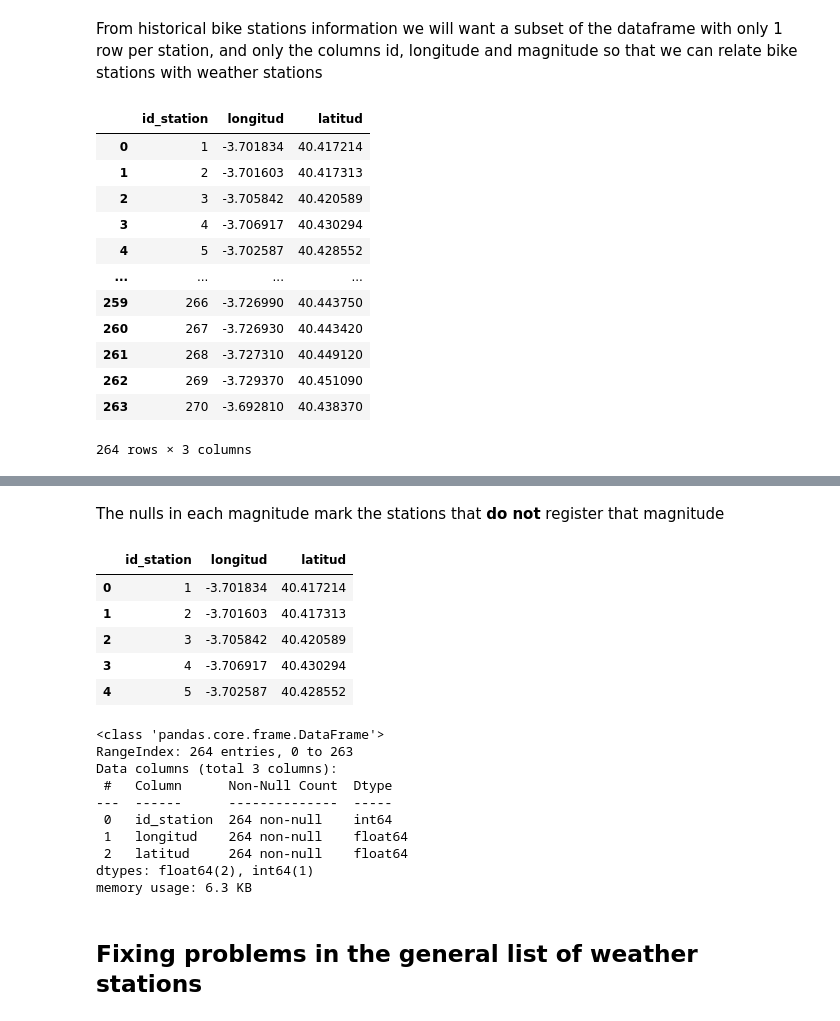
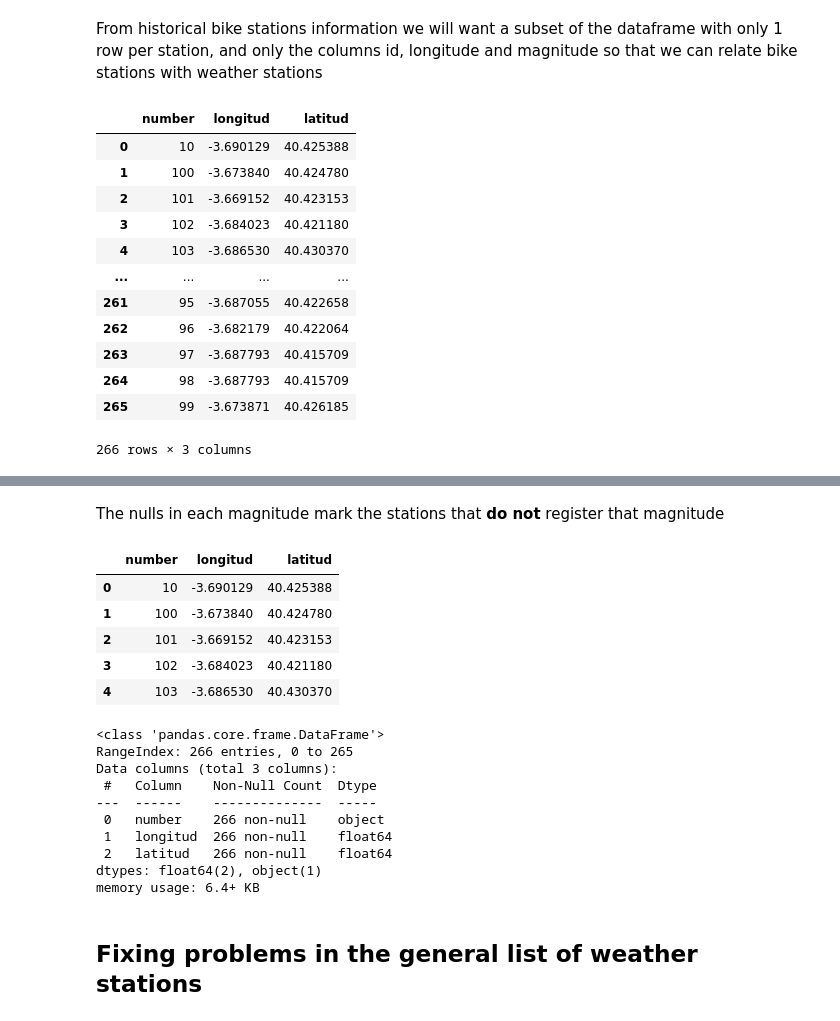
Before and after one commit to javi99/MT_predicting_BSD, a Jupyter notebook: data/development/weather_merging_all_data.ipynb, the cells around one changed output, grey strips where cells are left out. Cells and saved outputs as stored; diff of their text form; code cells hidden in the pictures.

Commit message:
weather processing finalized (needed last update of coordinates correction)

```diff
--- a/data/development/weather_merging_all_data.ipynb
+++ b/data/development/weather_merging_all_data.ipynb
@@ -65,8 +65,12 @@ def complete_weather_dataframe(folder):
 
     return definitive_weather_df
 # %%
-data_folder = "../storage/raw"
-general_weather_file = "general_info/Estaciones_control_datos_meteorologicos.csv"
+data_folder = "../storage/"
+general_weather_file = "raw/general_info/Estaciones_control_datos_meteorologicos.csv"
+hist_weather_folder = os.path.join(data_folder,
+                                   "raw/historical_data/weather_data")
 
-hist_weater_file = "historical_data/may_meteo21.csv"
-hist_bike_stations = "historical_data/stations_data/202105_merged_trips_stations.csv"
+hist_weater_file = "raw/historical_data/may_meteo21.csv"
+hist_bike_stations = "intermediate/station_plugs_coord_correct.csv"
+# %%
+hist_stations_df = pd.read_csv(os.path.join(data_folder, hist_bike_stations), sep = ",")
@@ -76,7 +100,8 @@ hist_bike_stations = "historical_data/stations_data/202105_merged_trips_stations
 ## Loading data
 # %%
 weather_stations_info = basic_df_load_and_clean(data_folder, general_weather_file, sep = ";")
-hist_stations_df = basic_df_load_and_clean(data_folder, hist_bike_stations)
-hist_weather_folder = os.path.join(data_folder,
-                                   "historical_data/weather_data")
+print("general weather stations data loaded")
+#hist_stations_df = basic_df_load_and_clean(data_folder, hist_bike_stations)
+print("historical bike stations data loaded")
 raw_hist_weather_df = complete_weather_dataframe(hist_weather_folder)
+print("historical weather stations data loaded")
@@ -99,23 +128,23 @@ hist_stations_df
 # %% [markdown]
 From historical bike stations information we will want a subset of the dataframe with only 1 row per station, and only the columns id, longitude and magnitude so that we can relate bike stations with weather stations
 # %%
-bike_stations_df = hist_stations_df.groupby("id_station").first().reset_index()[["id_station", "longitude", "latitude"]]
-bike_stations_df.columns = ["id_station", "longitud", "latitud"]
+bike_stations_df = hist_stations_df.groupby("number").first().reset_index()[["number", "longitude", "latitude"]]
+bike_stations_df.columns = ["number", "longitud", "latitud"]
 bike_stations_df
 # %% [output]
-|  | id_station | longitud | latitud |
-| 0 | 1 | -3.701834 | 40.417214 |
-| 1 | 2 | -3.701603 | 40.417313 |
-| 2 | 3 | -3.705842 | 40.420589 |
-| 3 | 4 | -3.706917 | 40.430294 |
-| 4 | 5 | -3.702587 | 40.428552 |
+|  | number | longitud | latitud |
+| 0 | 10 | -3.690129 | 40.425388 |
+| 1 | 100 | -3.673840 | 40.424780 |
+| 2 | 101 | -3.669152 | 40.423153 |
+| 3 | 102 | -3.684023 | 40.421180 |
+| 4 | 103 | -3.686530 | 40.430370 |
 | ... | ... | ... | ... |
-| 259 | 266 | -3.726990 | 40.443750 |
-| 260 | 267 | -3.726930 | 40.443420 |
-| 261 | 268 | -3.727310 | 40.449120 |
-| 262 | 269 | -3.729370 | 40.451090 |
-| 263 | 270 | -3.692810 | 40.438370 |
+| 261 | 95 | -3.687055 | 40.422658 |
+| 262 | 96 | -3.682179 | 40.422064 |
+| 263 | 97 | -3.687793 | 40.415709 |
+| 264 | 98 | -3.687793 | 40.415709 |
+| 265 | 99 | -3.673871 | 40.426185 |
-264 rows × 3 columns
+266 rows × 3 columns
 # %%
 weather_stations_info.head()
 # %% [output]
@@ -151,25 +180,25 @@ The nulls in each magnitude mark the stations that **do not** register that magn
 # %%
 bike_stations_df.head()
 # %% [output]
-|  | id_station | longitud | latitud |
-| 0 | 1 | -3.701834 | 40.417214 |
-| 1 | 2 | -3.701603 | 40.417313 |
-| 2 | 3 | -3.705842 | 40.420589 |
-| 3 | 4 | -3.706917 | 40.430294 |
-| 4 | 5 | -3.702587 | 40.428552 |
+|  | number | longitud | latitud |
+| 0 | 10 | -3.690129 | 40.425388 |
+| 1 | 100 | -3.673840 | 40.424780 |
+| 2 | 101 | -3.669152 | 40.423153 |
+| 3 | 102 | -3.684023 | 40.421180 |
+| 4 | 103 | -3.686530 | 40.430370 |
 # %%
 bike_stations_df.info()
 # %% [output]
 <class 'pandas.core.frame.DataFrame'>
-RangeIndex: 264 entries, 0 to 263
+RangeIndex: 266 entries, 0 to 265
 Data columns (total 3 columns):
- #   Column      Non-Null Count  Dtype
----  ------      --------------  -----
- 0   id_station  264 non-null    int64
- 1   longitud    264 non-null    float64
- 2   latitud     264 non-null    float64
-dtypes: float64(2), int64(1)
-memory usage: 6.3 KB
+ #   Column    Non-Null Count  Dtype
+---  ------    --------------  -----
+ 0   number    266 non-null    object
+ 1   longitud  266 non-null    float64
+ 2   latitud   266 non-null    float64
+dtypes: float64(2), object(1)
+memory usage: 6.4+ KB
 # %% [markdown]
 ## Fixing problems in the general list of weather stations
 # %% [markdown]
```
Also changed, not shown: parts of 7 cells of this notebook, 1 other file.
